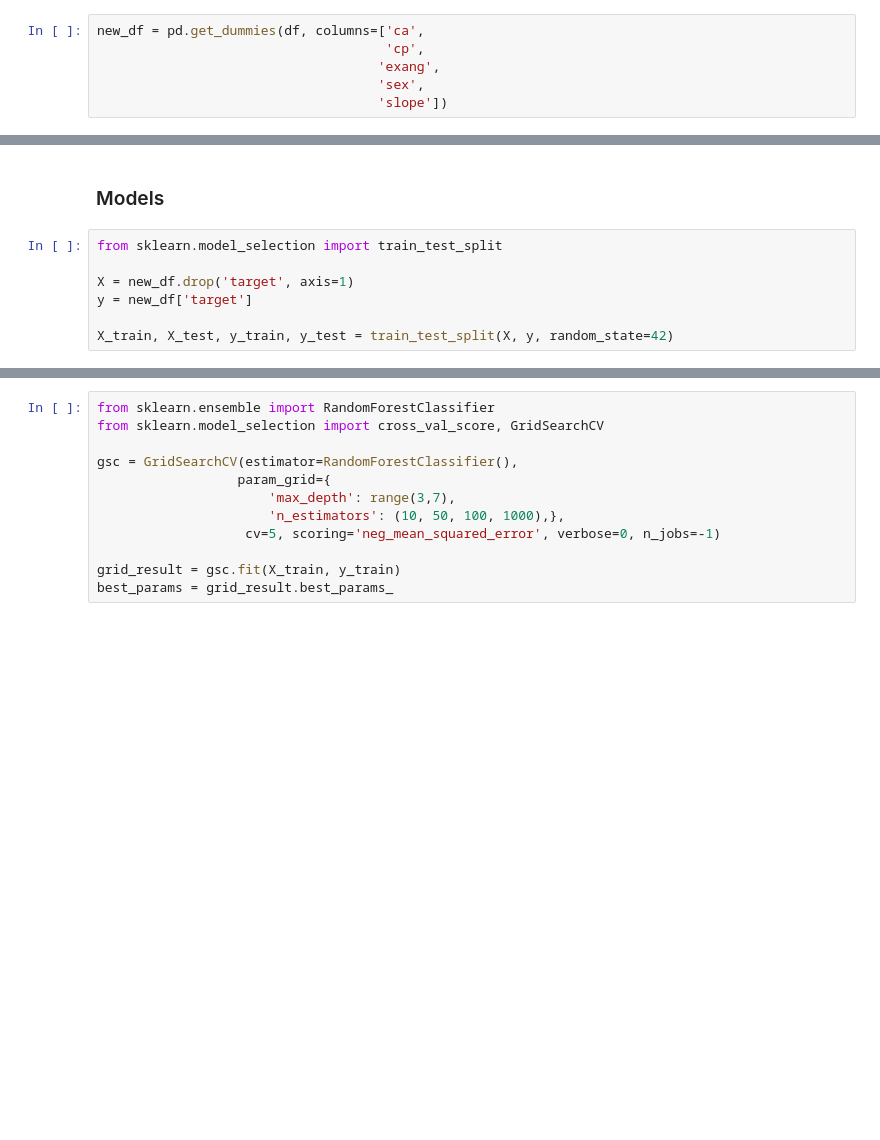
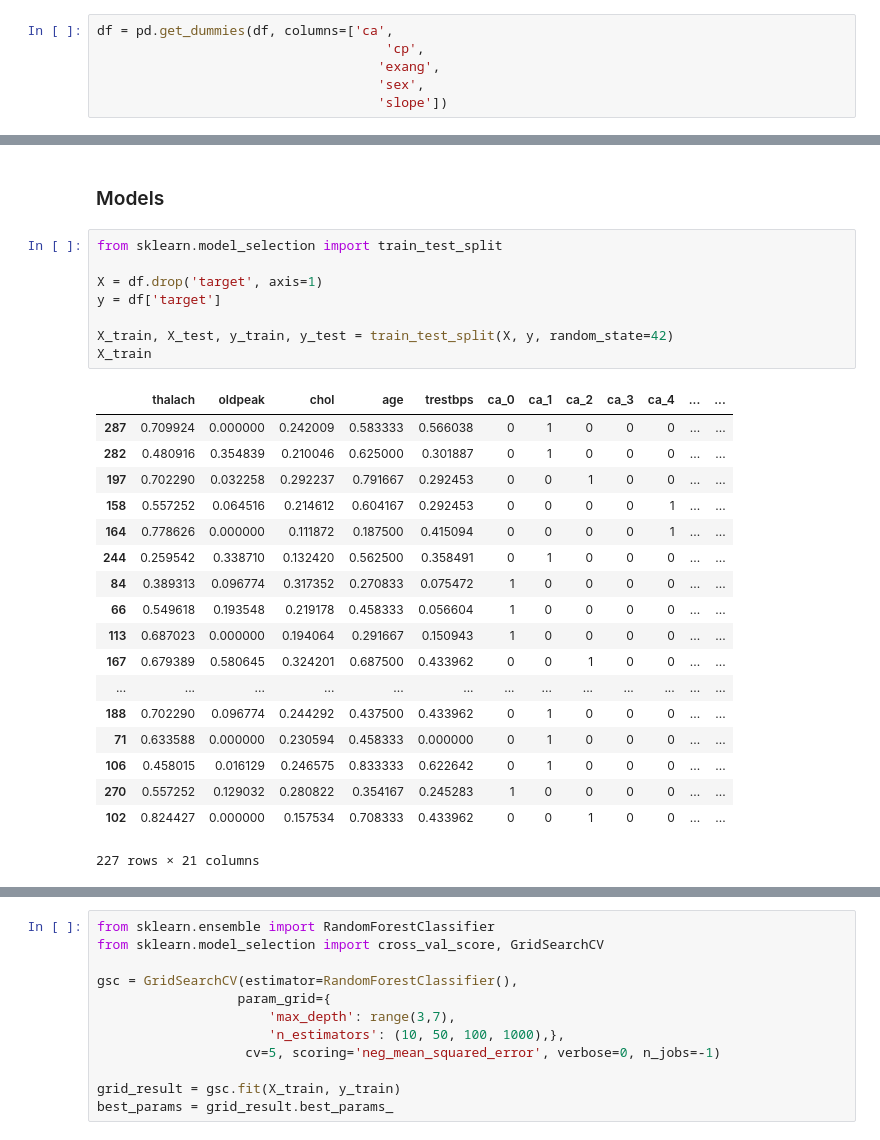
Before and after one commit to tstokes64/Heart_Disease, a Jupyter notebook: Notebooks/ML Algorithms.ipynb, the cells around one changed output, grey strips where cells are left out. Cells and saved outputs as stored; diff of their text form; blank space fills up the shorter version.

```diff
--- a/Notebooks/ML Algorithms.ipynb
+++ b/Notebooks/ML Algorithms.ipynb
@@ -43,7 +41,7 @@ df = df[['thalach',
          'target'
         ]]
 # %%
-new_df = pd.get_dummies(df, columns=['ca',
+df = pd.get_dummies(df, columns=['ca',
                                      'cp',
                                     'exang',
                                     'sex',
@@ -64,9 +98,29 @@ new_df['thalach'] = scaler.fit_transform(new_df['thalach'].values.reshape(-1,1))
 # %%
 from sklearn.model_selection import train_test_split
 
-X = new_df.drop('target', axis=1)
-y = new_df['target']
+X = df.drop('target', axis=1)
+y = df['target']
 
 X_train, X_test, y_train, y_test = train_test_split(X, y, random_state=42)
+X_train
+# %% [output]
+|  | thalach | oldpeak | chol | age | trestbps | ca_0 | ca_1 | ca_2 | ca_3 | ca_4 | ... | ... |
+| 287 | 0.709924 | 0.000000 | 0.242009 | 0.583333 | 0.566038 | 0 | 1 | 0 | 0 | 0 | ... | ... |
+| 282 | 0.480916 | 0.354839 | 0.210046 | 0.625000 | 0.301887 | 0 | 1 | 0 | 0 | 0 | ... | ... |
+| 197 | 0.702290 | 0.032258 | 0.292237 | 0.791667 | 0.292453 | 0 | 0 | 1 | 0 | 0 | ... | ... |
+| 158 | 0.557252 | 0.064516 | 0.214612 | 0.604167 | 0.292453 | 0 | 0 | 0 | 0 | 1 | ... | ... |
+| 164 | 0.778626 | 0.000000 | 0.111872 | 0.187500 | 0.415094 | 0 | 0 | 0 | 0 | 1 | ... | ... |
+| 244 | 0.259542 | 0.338710 | 0.132420 | 0.562500 | 0.358491 | 0 | 1 | 0 | 0 | 0 | ... | ... |
+| 84 | 0.389313 | 0.096774 | 0.317352 | 0.270833 | 0.075472 | 1 | 0 | 0 | 0 | 0 | ... | ... |
+| 66 | 0.549618 | 0.193548 | 0.219178 | 0.458333 | 0.056604 | 1 | 0 | 0 | 0 | 0 | ... | ... |
+| 113 | 0.687023 | 0.000000 | 0.194064 | 0.291667 | 0.150943 | 1 | 0 | 0 | 0 | 0 | ... | ... |
+| 167 | 0.679389 | 0.580645 | 0.324201 | 0.687500 | 0.433962 | 0 | 0 | 1 | 0 | 0 | ... | ... |
+| ... | ... | ... | ... | ... | ... | ... | ... | ... | ... | ... | ... | ... |
+| 188 | 0.702290 | 0.096774 | 0.244292 | 0.437500 | 0.433962 | 0 | 1 | 0 | 0 | 0 | ... | ... |
+| 71 | 0.633588 | 0.000000 | 0.230594 | 0.458333 | 0.000000 | 0 | 1 | 0 | 0 | 0 | ... | ... |
+| 106 | 0.458015 | 0.016129 | 0.246575 | 0.833333 | 0.622642 | 0 | 1 | 0 | 0 | 0 | ... | ... |
+| 270 | 0.557252 | 0.129032 | 0.280822 | 0.354167 | 0.245283 | 1 | 0 | 0 | 0 | 0 | ... | ... |
+| 102 | 0.824427 | 0.000000 | 0.157534 | 0.708333 | 0.433962 | 0 | 0 | 1 | 0 | 0 | ... | ... |
+227 rows × 21 columns
 # %%
 from sklearn.neighbors import KNeighborsClassifier
```
Also changed, not shown: parts of 10 cells of this notebook, 16 other files.
